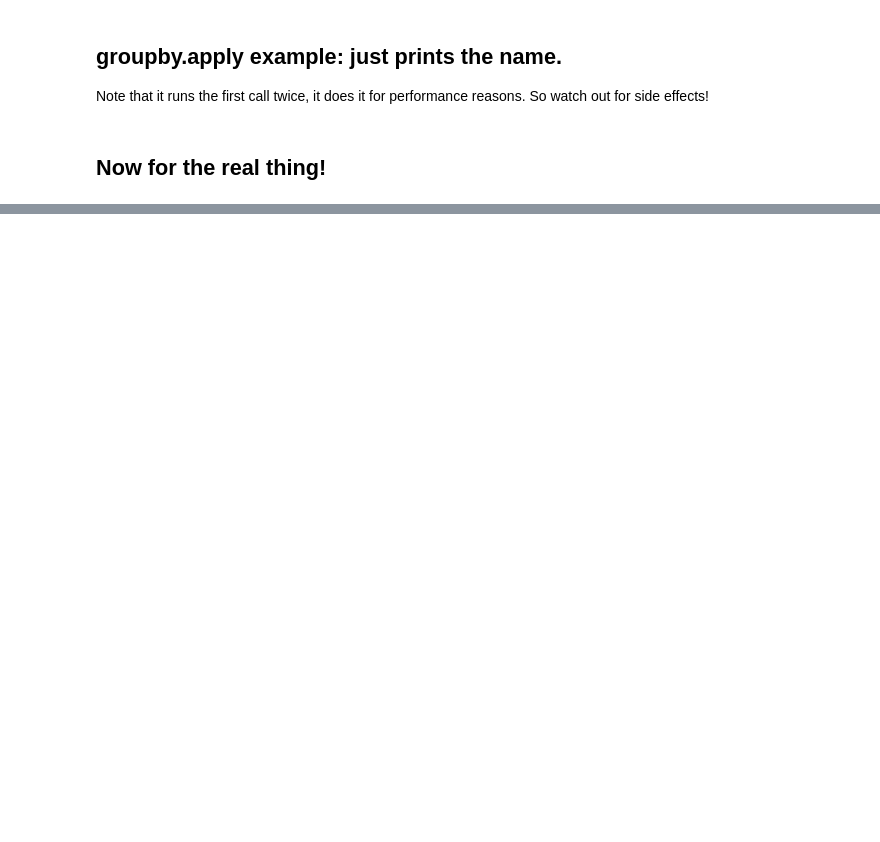
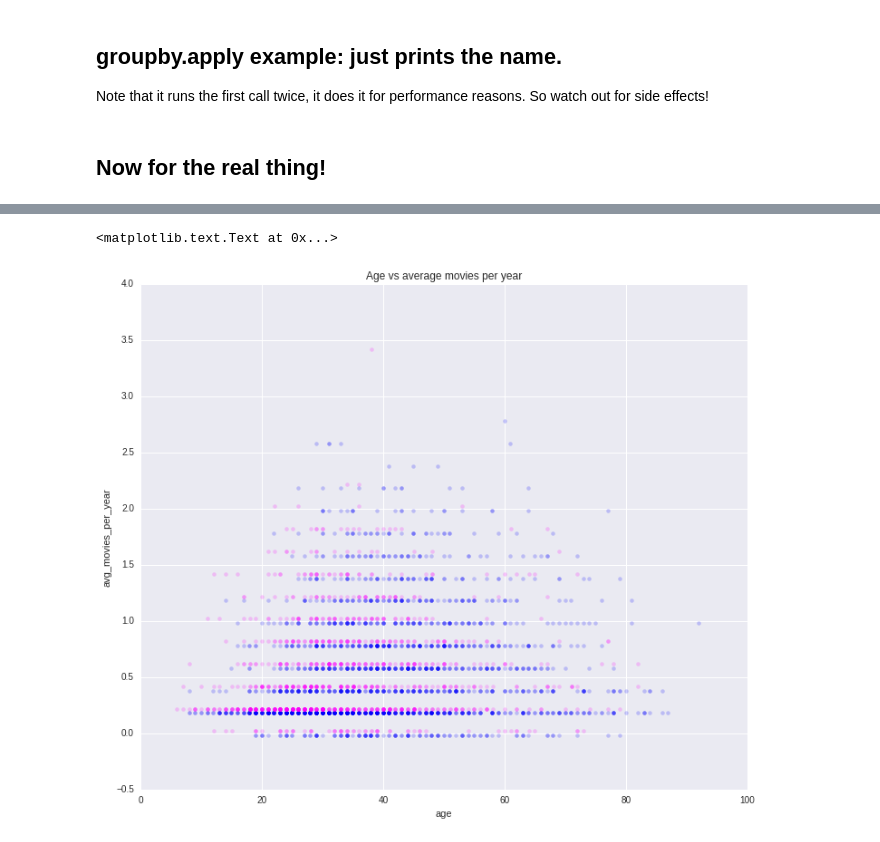
Before and after one commit to IanLondon/actor-age-curves, a Jupyter notebook: actor-regression-sklearn-joined-budget.ipynb, the cells around one changed output, grey strips where cells are left out. Saved outputs shown, nothing was run; the diff lists cells and outputs as text; code cells hidden in the pictures; blank space fills up the shorter version.

```diff
--- a/actor-regression-sklearn-joined-budget.ipynb
+++ b/actor-regression-sklearn-joined-budget.ipynb
@@ -1429,0 +1449,13 @@ actor_age_binned.loc['Meryl Streep'].plot('age','avg_movies_per_year')
+# %%
+fig, ax = plt.subplots(figsize=(12,10))
+
+offset=0.02
+(actor_age_binned[actor_age_binned.male == 1]-offset).plot.scatter(
+    'age','avg_movies_per_year', color=men_color, ax=ax, alpha=0.2, lw=0)
+(actor_age_binned[actor_age_binned.male == 0]+offset).plot.scatter(
+    'age','avg_movies_per_year', color=women_color, ax=ax, alpha=0.2, lw=0)
+
+plt.title('Age vs average movies per year')
+# %% [output]
+<matplotlib.text.Text at 0x...>
+[figure, added]
```
Also changed, not shown: parts of 10 cells of this notebook.
